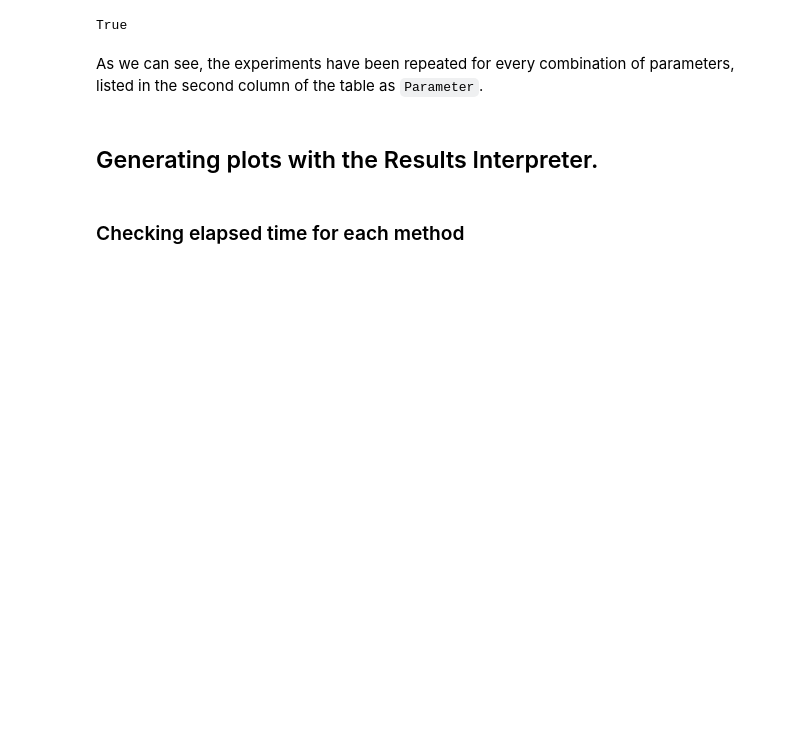
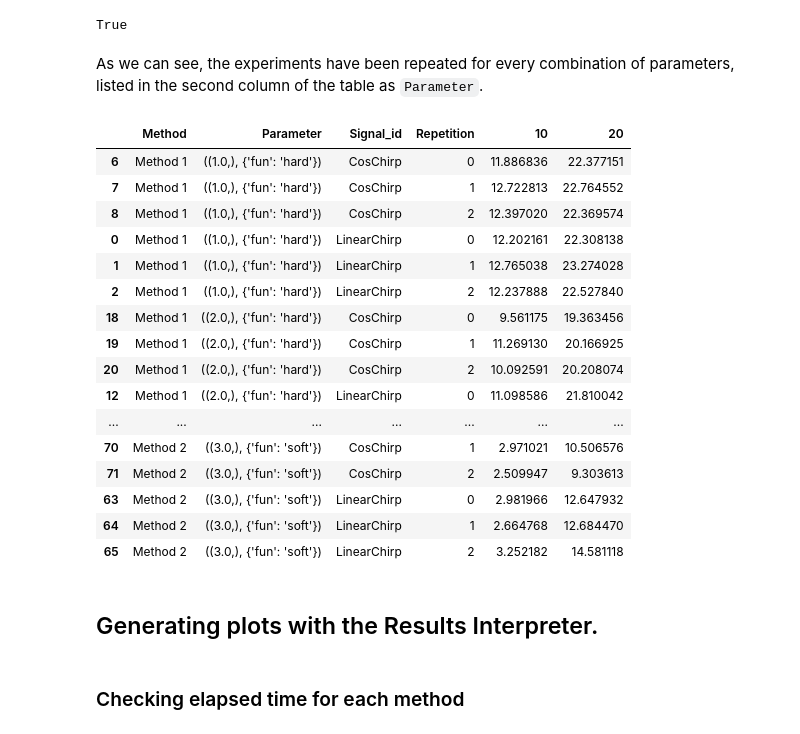
Before and after one commit to jmiramont/mcsm-benchs, a Jupyter notebook: notebooks/demo_benchmark.ipynb, the cells around one changed output. Drawn from its saved outputs; the diff is of its cells as text; code cells hidden in the pictures; blank space fills up the shorter version.

```diff
--- a/notebooks/demo_benchmark.ipynb
+++ b/notebooks/demo_benchmark.ipynb
@@ -218,6 +218,27 @@ The test has finished.
 True
 # %% [markdown]
 As we can see, the experiments have been repeated for every combination of parameters, listed in the second column of the table as `Parameter`.
+# %%
+results_df = benchmark.get_results_as_df() # This formats the results on a DataFrame
+results_df
+# %% [output]
+|  | Method | Parameter | Signal_id | Repetition | 10 | 20 |
+| 6 | Method 1 | ((1.0,), {'fun': 'hard'}) | CosChirp | 0 | 11.886836 | 22.377151 |
+| 7 | Method 1 | ((1.0,), {'fun': 'hard'}) | CosChirp | 1 | 12.722813 | 22.764552 |
+| 8 | Method 1 | ((1.0,), {'fun': 'hard'}) | CosChirp | 2 | 12.397020 | 22.369574 |
+| 0 | Method 1 | ((1.0,), {'fun': 'hard'}) | LinearChirp | 0 | 12.202161 | 22.308138 |
+| 1 | Method 1 | ((1.0,), {'fun': 'hard'}) | LinearChirp | 1 | 12.765038 | 23.274028 |
+| 2 | Method 1 | ((1.0,), {'fun': 'hard'}) | LinearChirp | 2 | 12.237888 | 22.527840 |
+| 18 | Method 1 | ((2.0,), {'fun': 'hard'}) | CosChirp | 0 | 9.561175 | 19.363456 |
+| 19 | Method 1 | ((2.0,), {'fun': 'hard'}) | CosChirp | 1 | 11.269130 | 20.166925 |
+| 20 | Method 1 | ((2.0,), {'fun': 'hard'}) | CosChirp | 2 | 10.092591 | 20.208074 |
+| 12 | Method 1 | ((2.0,), {'fun': 'hard'}) | LinearChirp | 0 | 11.098586 | 21.810042 |
+| ... | ... | ... | ... | ... | ... | ... |
+| 70 | Method 2 | ((3.0,), {'fun': 'soft'}) | CosChirp | 1 | 2.971021 | 10.506576 |
+| 71 | Method 2 | ((3.0,), {'fun': 'soft'}) | CosChirp | 2 | 2.509947 | 9.303613 |
+| 63 | Method 2 | ((3.0,), {'fun': 'soft'}) | LinearChirp | 0 | 2.981966 | 12.647932 |
+| 64 | Method 2 | ((3.0,), {'fun': 'soft'}) | LinearChirp | 1 | 2.664768 | 12.684470 |
+| 65 | Method 2 | ((3.0,), {'fun': 'soft'}) | LinearChirp | 2 | 3.252182 | 14.581118 |
 # %% [markdown]
 ## Generating plots with the Results Interpreter.
 # %%
```
Also changed, not shown: parts of 1 cell of this notebook, 2 other files.
